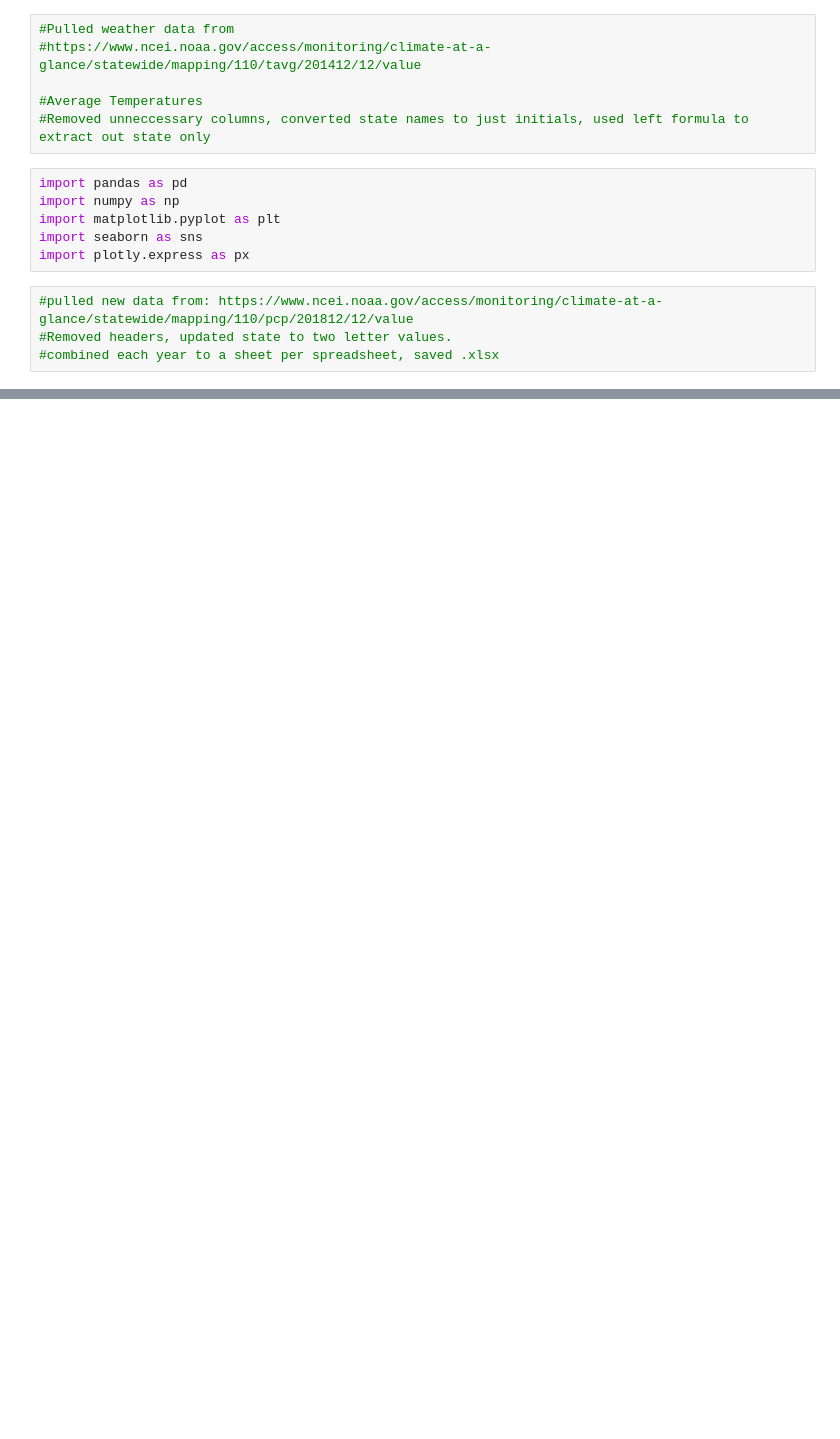
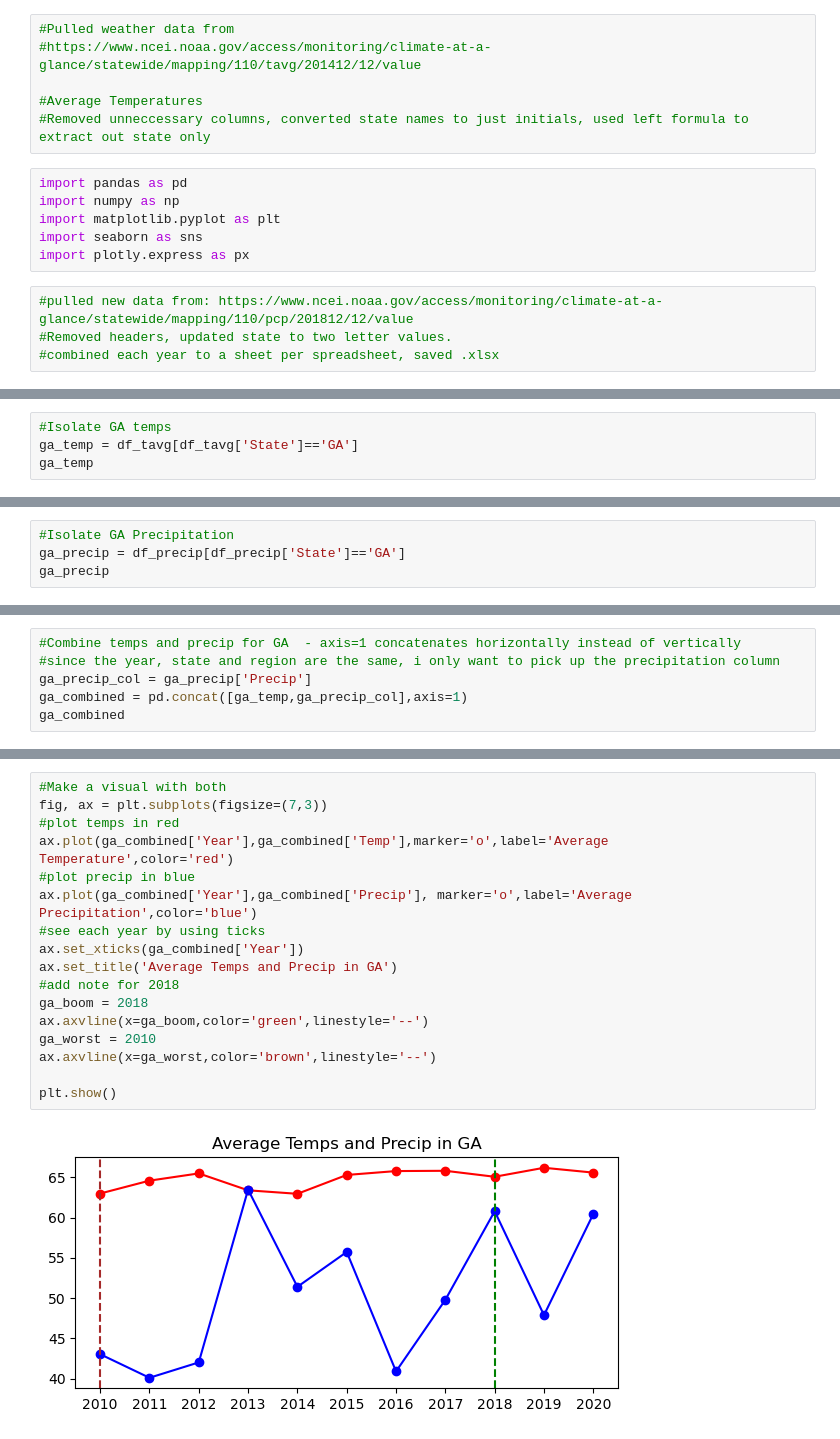
Before and after one commit to cjpentecost/DA8-Capstone, a Jupyter notebook: notebook/weather.ipynb, the cells around one changed output, grey strips where cells are left out. Saved outputs shown, nothing was run; the diff lists cells and outputs as text; blank space fills up the shorter version.

```diff
--- a/notebook/weather.ipynb
+++ b/notebook/weather.ipynb
@@ -148,0 +226,4 @@ plt.show()
+# %%
+#Isolate GA temps
+ga_temp = df_tavg[df_tavg['State']=='GA']
+ga_temp
@@ -148,0 +243,4 @@ plt.show()
+# %%
+#Isolate GA Precipitation
+ga_precip = df_precip[df_precip['State']=='GA']
+ga_precip
@@ -148,0 +260,6 @@ plt.show()
+# %%
+#Combine temps and precip for GA  - axis=1 concatenates horizontally instead of vertically
+#since the year, state and region are the same, i only want to pick up the precipitation column
+ga_precip_col = ga_precip['Precip']
+ga_combined = pd.concat([ga_temp,ga_precip_col],axis=1)
+ga_combined
@@ -148,0 +279,19 @@ plt.show()
+# %%
+#Make a visual with both
+fig, ax = plt.subplots(figsize=(7,3))
+#plot temps in red
+ax.plot(ga_combined['Year'],ga_combined['Temp'],marker='o',label='Average Temperature',color='red')
+#plot precip in blue
+ax.plot(ga_combined['Year'],ga_combined['Precip'], marker='o',label='Average Precipitation',color='blue')
+#see each year by using ticks
+ax.set_xticks(ga_combined['Year'])
+ax.set_title('Average Temps and Precip in GA')
+#add note for 2018
+ga_boom = 2018
+ax.axvline(x=ga_boom,color='green',linestyle='--')
+ga_worst = 2010
+ax.axvline(x=ga_worst,color='brown',linestyle='--')
+
+plt.show()
+# %% [output]
+[figure, added]
```
Also changed, not shown: parts of 22 cells of this notebook.
